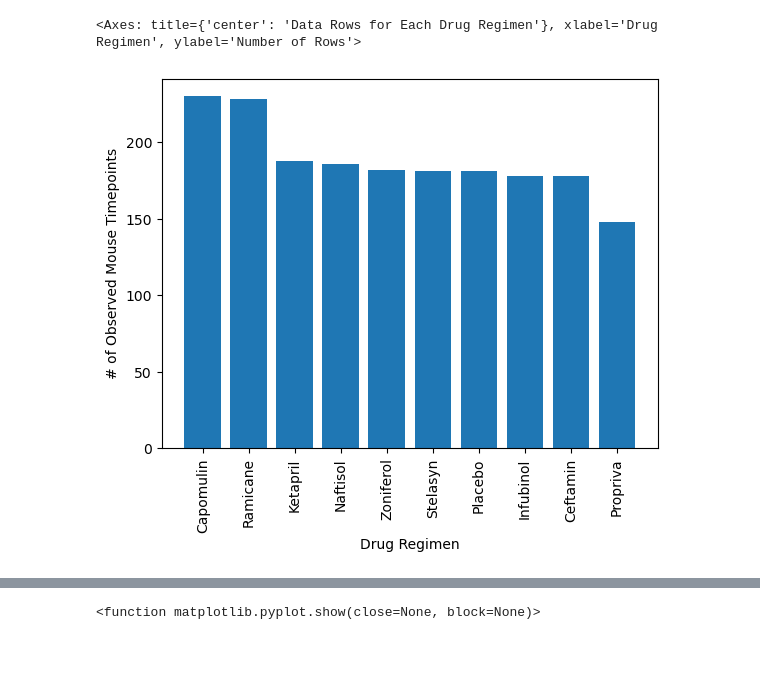
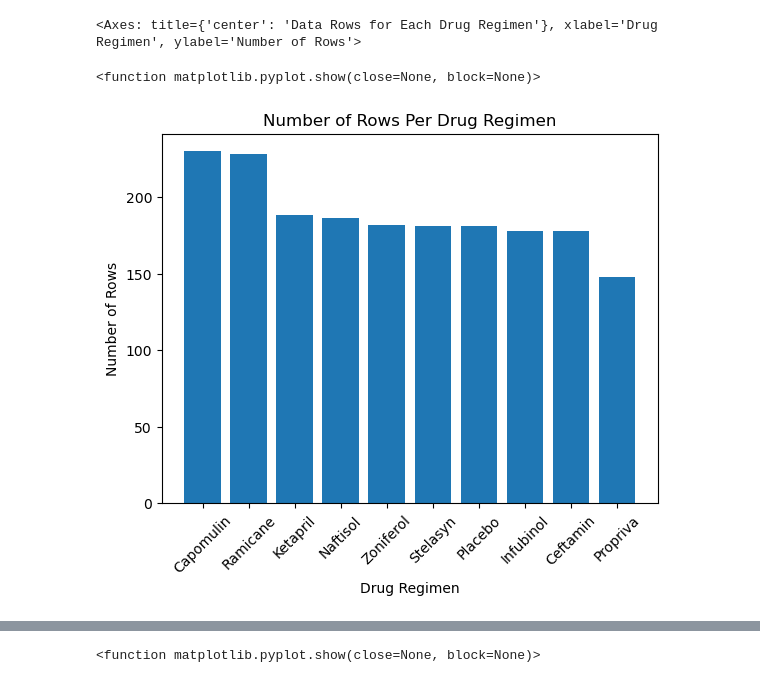
Before and after one commit to colca6/matplotlib-challenge, a Jupyter notebook: Starter_Code/Pymaceuticals/pymaceuticals_starter.ipynb, the cells around one changed output, grey strips where cells are left out. Cells and saved outputs as stored; diff of their text form; code cells hidden in the pictures; blank space fills up the shorter version.

Commit message:
Commit part 3 done

```diff
--- a/Starter_Code/Pymaceuticals/pymaceuticals_starter.ipynb
+++ b/Starter_Code/Pymaceuticals/pymaceuticals_starter.ipynb
@@ -216,21 +206,31 @@ pandas_bar
 # %%
 # Generate a bar plot showing the total number of rows (Mouse ID/Timepoints) for each drug regimen using pyplot.
 
 # Use .plt
+#pyplot_bar = clean_mice_df['Drug Regimen'].value_counts()
+rows = clean_mice_df['Drug Regimen'].value_counts()
 # hints in homework assignment say to think about how to sort data to display.
 # so we want to sort largest bar to smallest
+x_axis = np.arange(len(rows))  #this 'arange' works like 'range' in python, like counting rows per regimen
 
+plt.bar(x_axis,rows)
+#plt.show
 
+# Add tick marks
+tick_locations = [x_value for x_value in x_axis]  #one tick per bar on x axis
+plt.xticks(tick_locations, rows.index.values)
 
+# Rotate tick marks 90 degrees for visibility
+plt.xticks(rotation=45)
 
-
-
-
-
-
-# NOT DONE YET
+# Set labels for axes
+plt.xlabel("Drug Regimen")
+plt.ylabel("Number of Rows")
+plt.title('Number of Rows Per Drug Regimen')
+plt.show
 # %% [output]
+<function matplotlib.pyplot.show(close=None, block=None)>
-[figure, old version]
+[figure, new version]
 # %%
 # Generate a pie plot showing the distribution of female versus male mice using Pandas
 #count them first
```
Also changed, not shown: parts of 5 cells of this notebook.
